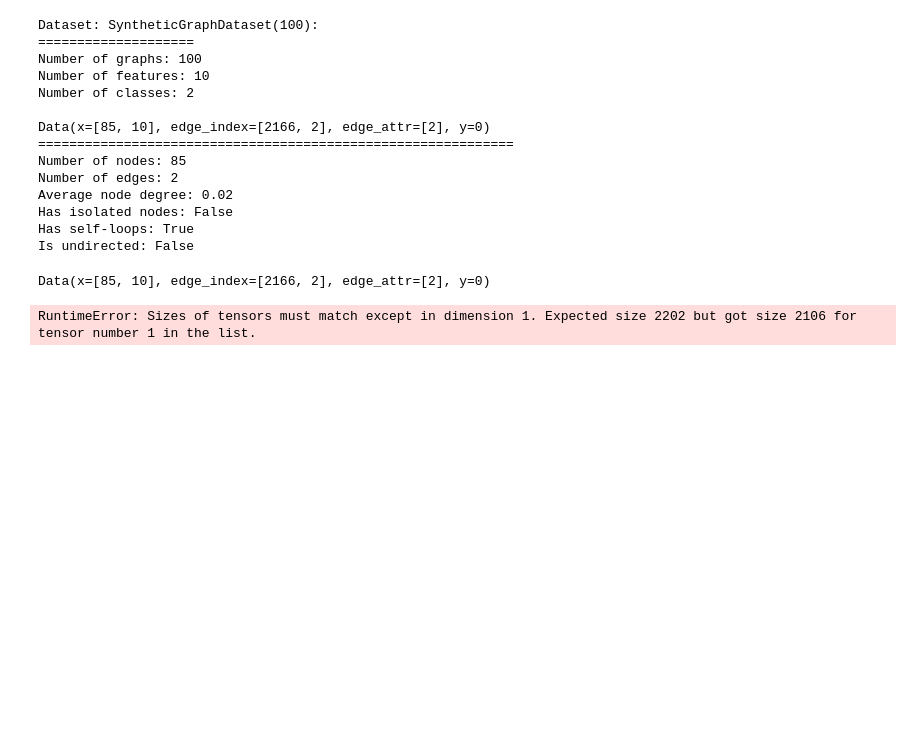
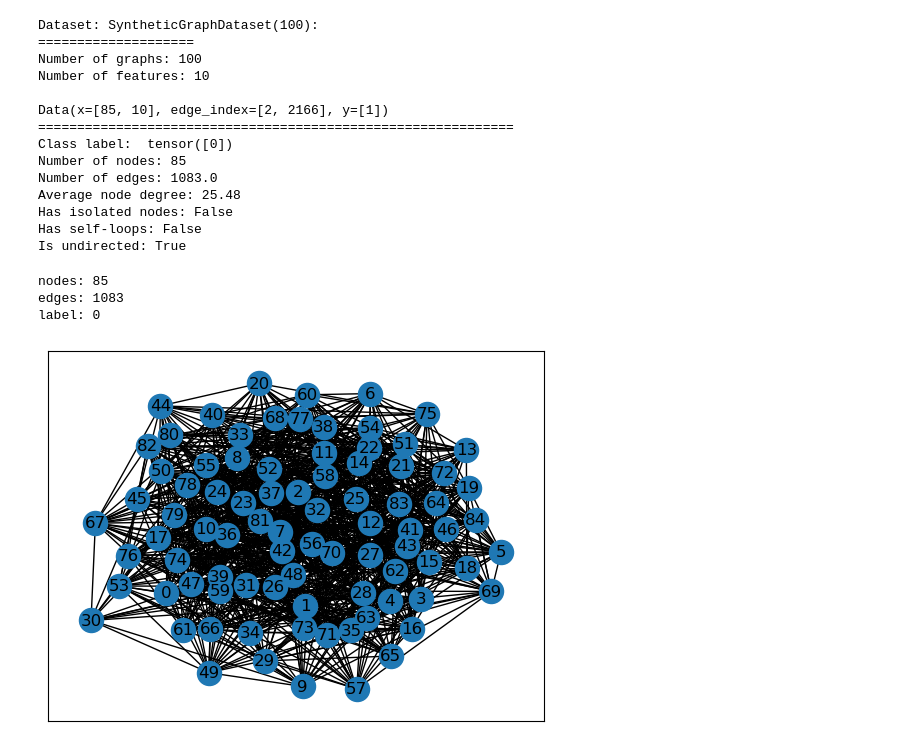
Before and after one commit to rohitkt10/fall_co-op_2023, a Jupyter notebook: experiments/SynGraphDatasetTraining.ipynb, the cells around one changed output. Cells and saved outputs as stored; diff of their text form; code cells hidden in the pictures; blank space fills up the shorter version.

Commit message:
FIx bugs in pyG dataset creation

```diff
--- a/experiments/SynGraphDatasetTraining.ipynb
+++ b/experiments/SynGraphDatasetTraining.ipynb
@@ -14,17 +17,17 @@ print(f'Dataset: {dataset}:')
 print('====================')
 print(f'Number of graphs: {len(dataset)}')
 print(f'Number of features: {dataset.num_features}')
-print(f'Number of classes: {dataset.num_classes}')
+# print(f'Number of classes: {dataset.num_classes}')
 
 data = dataset[0]  # Get the first graph object.
 
 print()
 print(data)
 print('=============================================================')
-
+print(f'Class label: ', data.y)
 # Gather some statistics about the first graph.
 print(f'Number of nodes: {data.num_nodes}')
-print(f'Number of edges: {data.num_edges}')
+print(f'Number of edges: {data.num_edges/2}') # divide by 2 because of undirected edges
 print(f'Average node degree: {data.num_edges / data.num_nodes:.2f}')
 print(f'Has isolated nodes: {data.has_isolated_nodes()}')
 print(f'Has self-loops: {data.has_self_loops()}')
@@ -34,29 +37,30 @@ Dataset: SyntheticGraphDataset(100):
 ====================
 Number of graphs: 100
 Number of features: 10
-Number of classes: 2
 
-Data(x=[85, 10], edge_index=[2166, 2], edge_attr=[2], y=0)
+Data(x=[85, 10], edge_index=[2, 2166], y=[1])
 =============================================================
+Class label:  tensor([0])
 Number of nodes: 85
-Number of edges: 2
-Average node degree: 0.02
+Number of edges: 1083.0
+Average node degree: 25.48
 Has isolated nodes: False
-Has self-loops: True
-Is undirected: False
+Has self-loops: False
+Is undirected: True
-# %%
-print(data)
-# %% [output]
-Data(x=[85, 10], edge_index=[2166, 2], edge_attr=[2], y=0)
-# %%
-# Create a SyntheticGraphDataset object
-
-# Create a DataLoader object for batching and shuffling
-loader = DataLoader(dataset, batch_size=32, shuffle=True)
-
-# Iterate over the batches
-for batch in loader:
-    # Do something with the batch
-    pass
-# %% [output]
-RuntimeError: Sizes of tensors must match except in dimension 1. Expected size 2202 but got size 2106 for tensor number 1 in the list.
+# %%
+## verify the dataset
+
+with open('graphGenDataset100.pkl', 'rb') as f:
+    dataset = pickle.load(f)
+
+gg = nx.Graph(dataset[0][0])
+nx.draw_networkx(gg, pos=nx.spring_layout(gg))
+
+print(f'nodes: {len(gg.nodes())}')
+print(f'edges: {len(gg.edges())}')
+print(f'label: {dataset[0][3]}')
+# %% [output]
+nodes: 85
+edges: 1083
+label: 0
+[figure, added]
```
Also changed, not shown: parts of 4 cells of this notebook, 1 other file.
